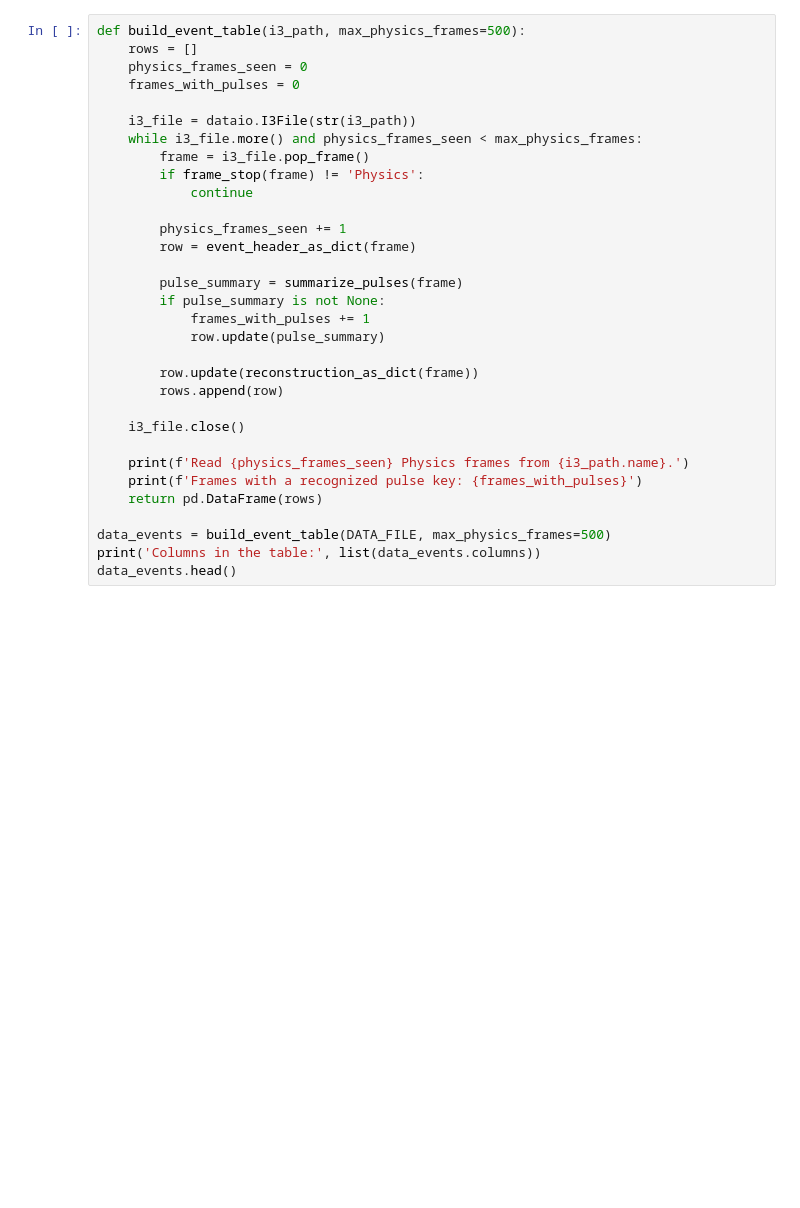
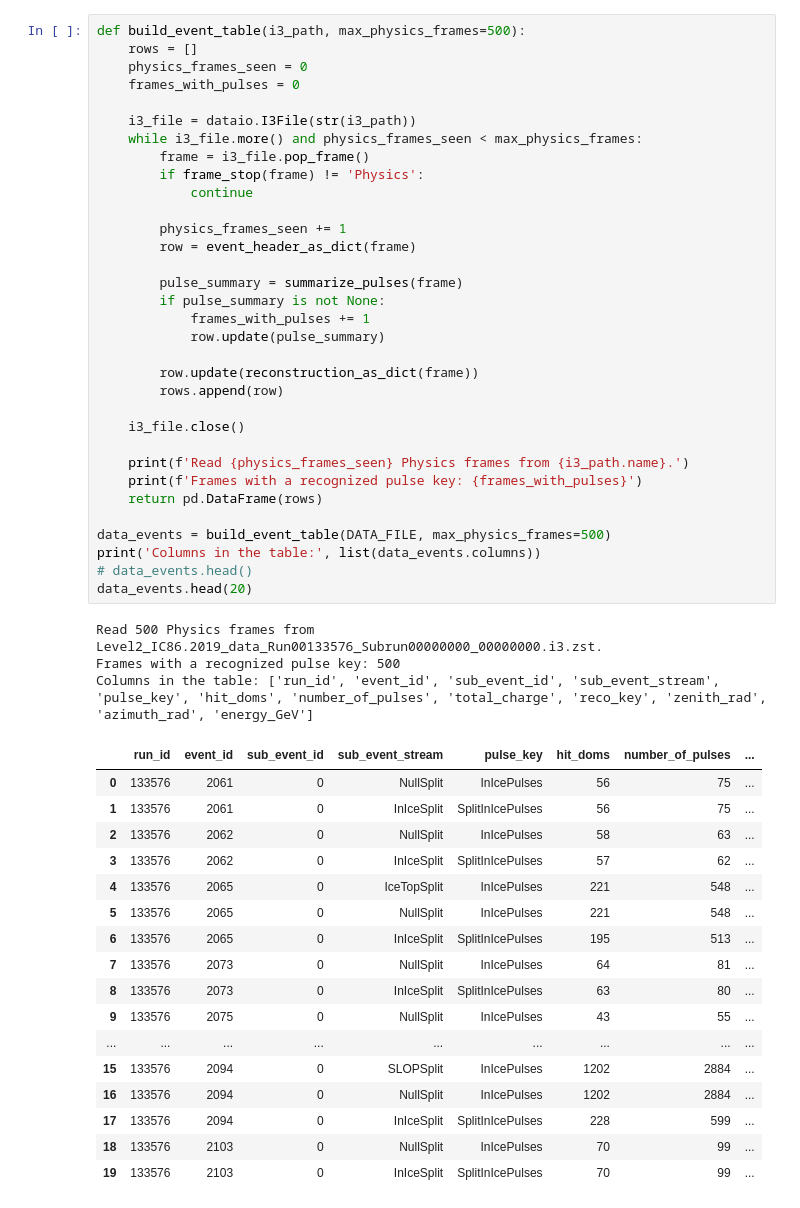
Before and after one commit to ian-reistroffer/IceTray_tutorial, a Jupyter notebook: notebooks/02_plot_basic_quantities.ipynb, the cells around one changed output. Saved outputs shown, nothing was run; the diff lists cells and outputs as text; blank space fills up the shorter version.

```diff
--- a/notebooks/02_plot_basic_quantities.ipynb
+++ b/notebooks/02_plot_basic_quantities.ipynb
@@ -98,34 +110,56 @@ Now we loop over Physics frames. For each Physics frame, we create a normal Pyth
 def build_event_table(i3_path, max_physics_frames=500):
     rows = []
     physics_frames_seen = 0
     frames_with_pulses = 0
 
     i3_file = dataio.I3File(str(i3_path))
     while i3_file.more() and physics_frames_seen < max_physics_frames:
         frame = i3_file.pop_frame()
         if frame_stop(frame) != 'Physics':
             continue
 
         physics_frames_seen += 1
         row = event_header_as_dict(frame)
 
         pulse_summary = summarize_pulses(frame)
         if pulse_summary is not None:
             frames_with_pulses += 1
             row.update(pulse_summary)
 
         row.update(reconstruction_as_dict(frame))
         rows.append(row)
 
     i3_file.close()
 
     print(f'Read {physics_frames_seen} Physics frames from {i3_path.name}.')
     print(f'Frames with a recognized pulse key: {frames_with_pulses}')
     return pd.DataFrame(rows)
 
 data_events = build_event_table(DATA_FILE, max_physics_frames=500)
 print('Columns in the table:', list(data_events.columns))
-data_events.head()
+# data_events.head()
+data_events.head(20)
+# %% [output]
+Read 500 Physics frames from Level2_IC86.2019_data_Run00133576_Subrun00000000_00000000.i3.zst.
+Frames with a recognized pulse key: 500
+Columns in the table: ['run_id', 'event_id', 'sub_event_id', 'sub_event_stream', 'pulse_key', 'hit_doms', 'number_of_pulses', 'total_charge', 'reco_key', 'zenith_rad', 'azimuth_rad', 'energy_GeV']
+|  | run_id | event_id | sub_event_id | sub_event_stream | pulse_key | hit_doms | number_of_pulses | ... |
+| 0 | 133576 | 2061 | 0 | NullSplit | InIcePulses | 56 | 75 | ... |
+| 1 | 133576 | 2061 | 0 | InIceSplit | SplitInIcePulses | 56 | 75 | ... |
+| 2 | 133576 | 2062 | 0 | NullSplit | InIcePulses | 58 | 63 | ... |
+| 3 | 133576 | 2062 | 0 | InIceSplit | SplitInIcePulses | 57 | 62 | ... |
+| 4 | 133576 | 2065 | 0 | IceTopSplit | InIcePulses | 221 | 548 | ... |
+| 5 | 133576 | 2065 | 0 | NullSplit | InIcePulses | 221 | 548 | ... |
+| 6 | 133576 | 2065 | 0 | InIceSplit | SplitInIcePulses | 195 | 513 | ... |
+| 7 | 133576 | 2073 | 0 | NullSplit | InIcePulses | 64 | 81 | ... |
+| 8 | 133576 | 2073 | 0 | InIceSplit | SplitInIcePulses | 63 | 80 | ... |
+| 9 | 133576 | 2075 | 0 | NullSplit | InIcePulses | 43 | 55 | ... |
+| ... | ... | ... | ... | ... | ... | ... | ... | ... |
+| 15 | 133576 | 2094 | 0 | SLOPSplit | InIcePulses | 1202 | 2884 | ... |
+| 16 | 133576 | 2094 | 0 | NullSplit | InIcePulses | 1202 | 2884 | ... |
+| 17 | 133576 | 2094 | 0 | InIceSplit | SplitInIcePulses | 228 | 599 | ... |
+| 18 | 133576 | 2103 | 0 | NullSplit | InIcePulses | 70 | 99 | ... |
+| 19 | 133576 | 2103 | 0 | InIceSplit | SplitInIcePulses | 70 | 99 | ... |
 # %% [markdown]
 ## Plot hit DOMs and charge
 
```
Also changed, not shown: parts of 14 cells of this notebook, 1 other file.
